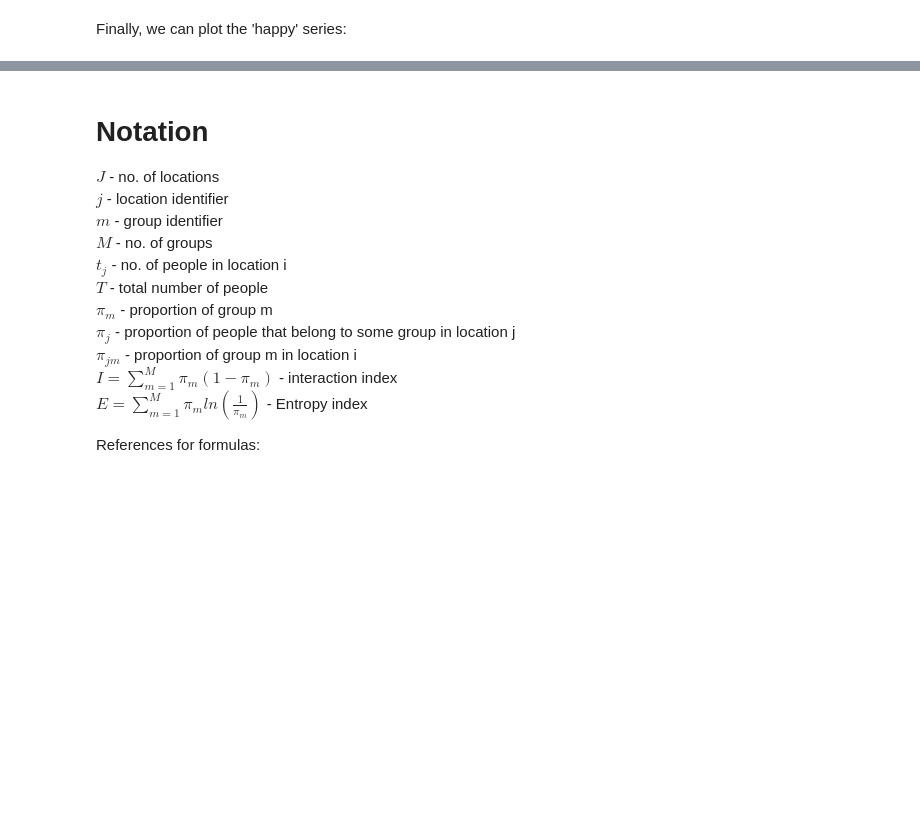
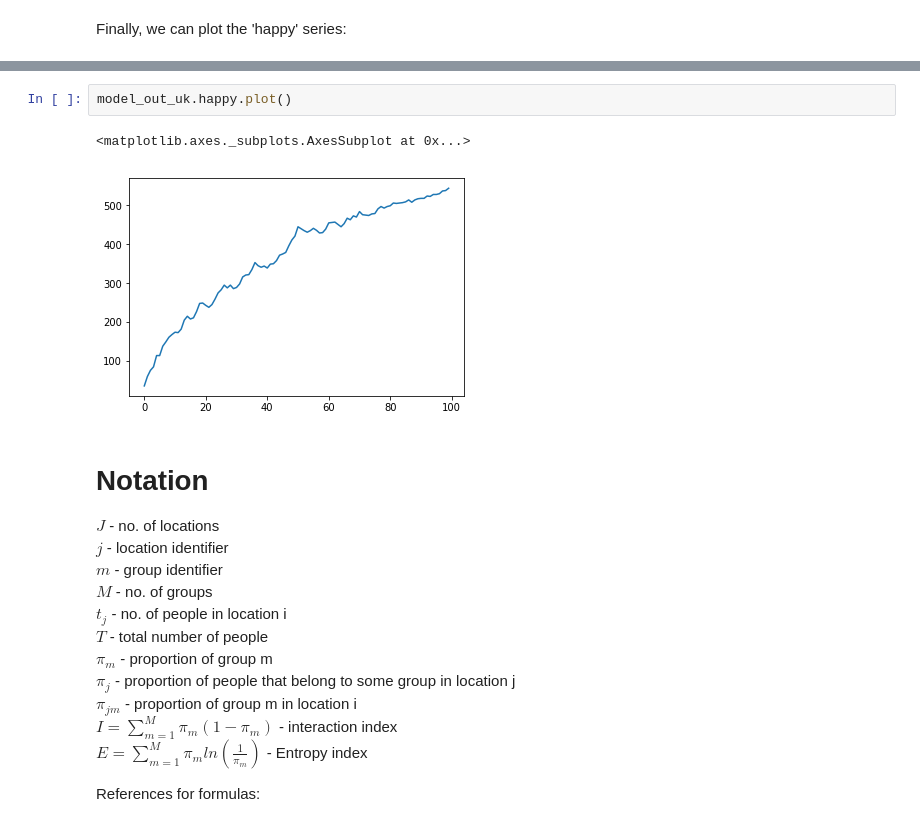
Before and after one commit to axpur/AxelHSG, a Jupyter notebook: notes.ipynb, the cells around one changed output, grey strips where cells are left out. Saved outputs shown, nothing was run; the diff lists cells and outputs as text; blank space fills up the shorter version.

```diff
--- a/notes.ipynb
+++ b/notes.ipynb
@@ -95,3 +162,8 @@ model_out.happy.plot()
+# %%
+model_out_uk.happy.plot()
+# %% [output]
+<matplotlib.axes._subplots.AxesSubplot at 0x...>
+[figure, added]
 # %% [markdown]
 # Notation
 
```
Also changed, not shown: parts of 12 cells of this notebook, 5 other files.
